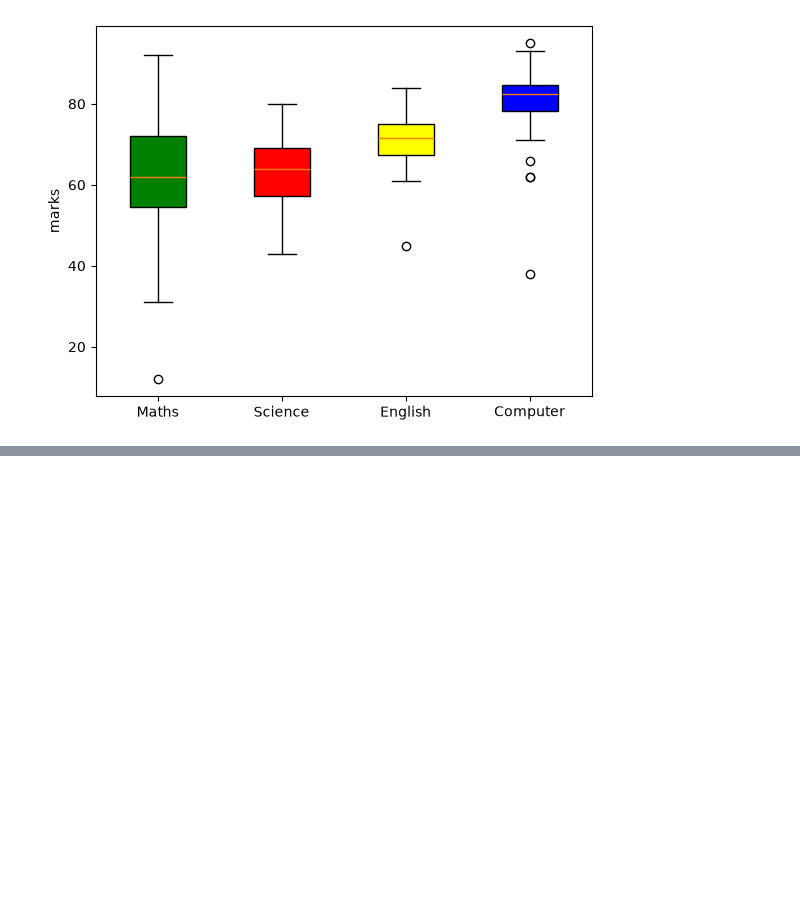
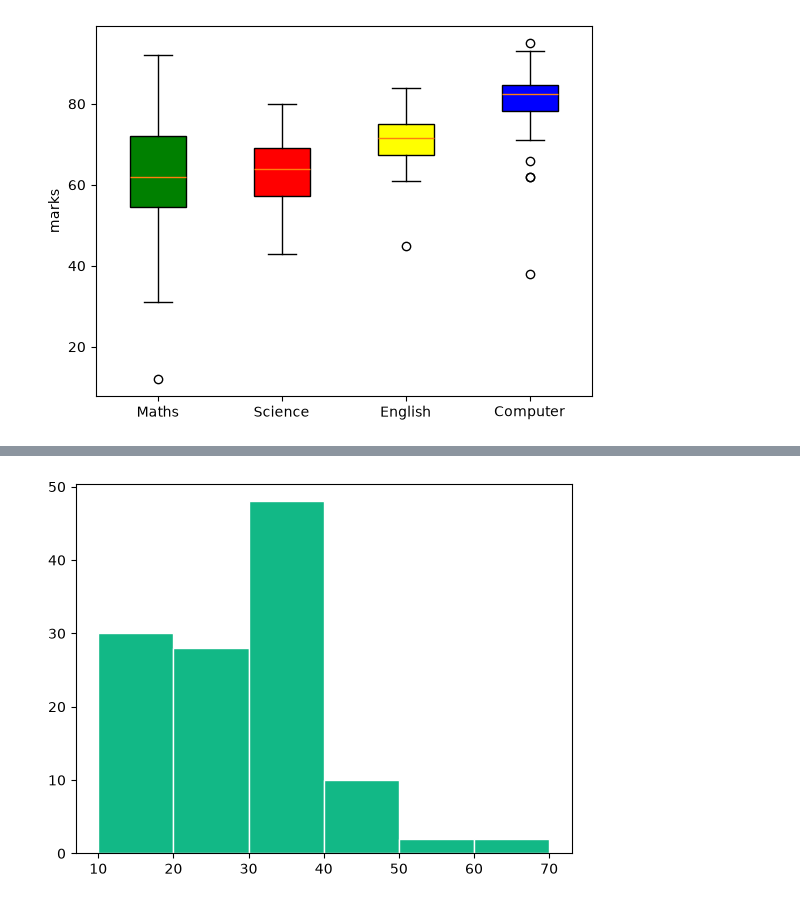
Before and after one commit to singh-amit-45/Data-Science, a Jupyter notebook: Libraries/Matplotlib/Matplotlib.ipynb, the cells around one changed output, grey strips where cells are left out. Cells and saved outputs as stored; diff of their text form; code cells hidden in the pictures; blank space fills up the shorter version.

```diff
--- a/Libraries/Matplotlib/Matplotlib.ipynb
+++ b/Libraries/Matplotlib/Matplotlib.ipynb
@@ -480,0 +502,7 @@ plt.show()
+# %%
+edges = [10,20,30,40,50,60,70]
+plt.hist(food['delivery_time_min'],bins=edges,color='#12B886',edgecolor = 'white')
+plt.xticks(edges)
+plt.show()
+# %% [output]
+[figure, added]
```
Also changed, not shown: parts of 11 cells of this notebook.
